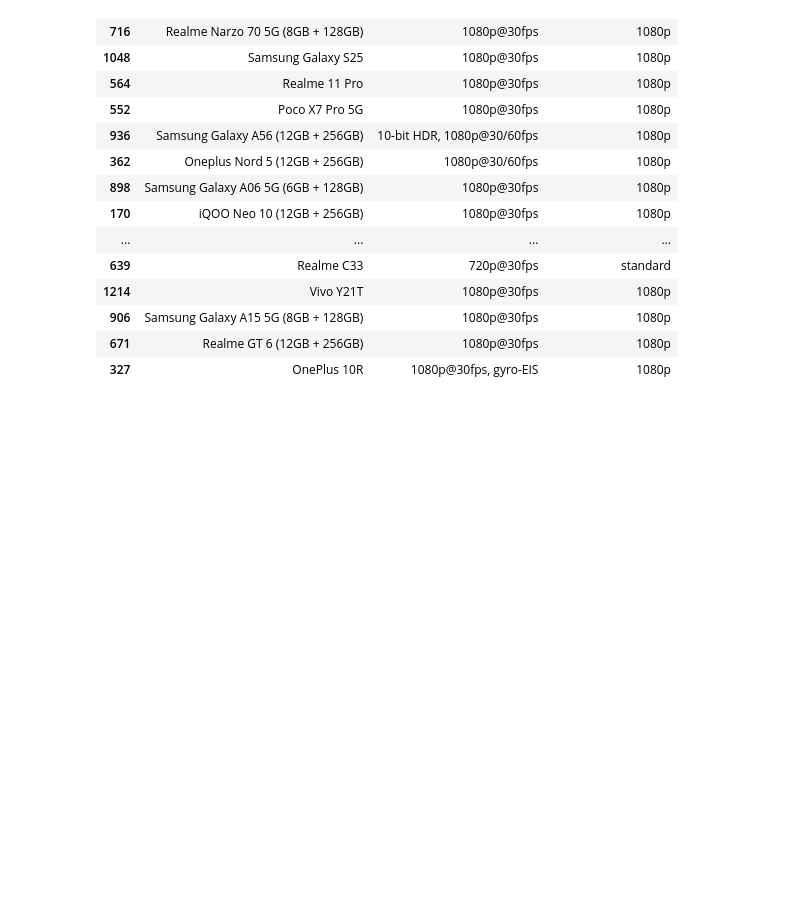
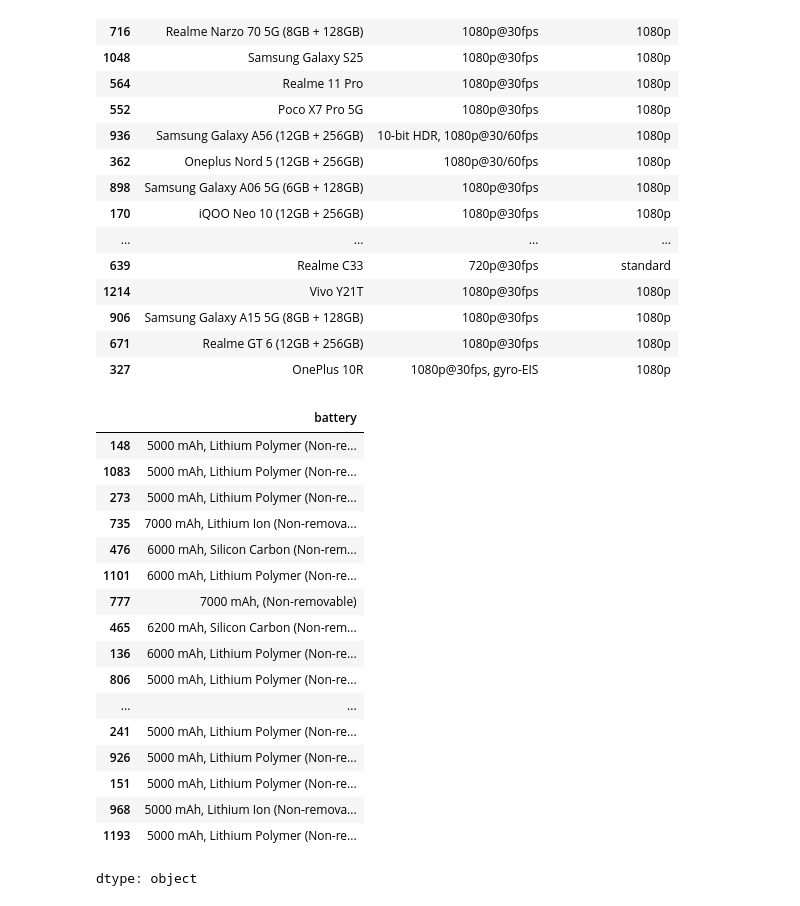
Before and after one commit to rajeshxdatascience/smartphone-recommender-system, a Jupyter notebook: SpecLens_AI_Data_Engineering.ipynb, the cells around one changed output. Cells and saved outputs as stored; diff of their text form; code cells hidden in the pictures; blank space fills up the shorter version.

Commit message:
docs: battery mAh data verified; deferred complex feature engineering to EDA phase to account for brand-specific optimization (e.g., iPhone)

```diff
--- a/SpecLens_AI_Data_Engineering.ipynb
+++ b/SpecLens_AI_Data_Engineering.ipynb
@@ -4417,7 +4417,7 @@ def max_front_video_res(text):
   else:
       return 'standard'
 
-df['max_front_video_res'] = df['front_video'].apply(max_front_video_res)
+df['max_front_video_res'] = df['front_video'].apply(max_front_video_res).astype('category')
 # %%
 df['max_front_video_res'].value_counts()
 # %% [output]
@@ -4449,3 +4449,24 @@ df[['model','front_video','max_front_video_res']].sample(20)
 | 906 | Samsung Galaxy A15 5G (8GB + 128GB) | 1080p@30fps | 1080p |
 | 671 | Realme GT 6 (12GB + 256GB) | 1080p@30fps | 1080p |
 | 327 | OnePlus 10R | 1080p@30fps, gyro-EIS | 1080p |
+# %%
+df['battery'].sample(20)
+# %% [output]
+|  | battery |
+| 148 | 5000 mAh, Lithium Polymer (Non-re... |
+| 1083 | 5000 mAh, Lithium Polymer (Non-re... |
+| 273 | 5000 mAh, Lithium Polymer (Non-re... |
+| 735 | 7000 mAh, Lithium Ion (Non-remova... |
+| 476 | 6000 mAh, Silicon Carbon (Non-rem... |
+| 1101 | 6000 mAh, Lithium Polymer (Non-re... |
+| 777 | 7000 mAh, (Non-removable) |
+| 465 | 6200 mAh, Silicon Carbon (Non-rem... |
+| 136 | 6000 mAh, Lithium Polymer (Non-re... |
+| 806 | 5000 mAh, Lithium Polymer (Non-re... |
+| ... | ... |
+| 241 | 5000 mAh, Lithium Polymer (Non-re... |
+| 926 | 5000 mAh, Lithium Polymer (Non-re... |
+| 151 | 5000 mAh, Lithium Polymer (Non-re... |
+| 968 | 5000 mAh, Lithium Ion (Non-remova... |
+| 1193 | 5000 mAh, Lithium Polymer (Non-re... |
+dtype: object
```
Also changed, not shown: parts of 3 cells of this notebook.
